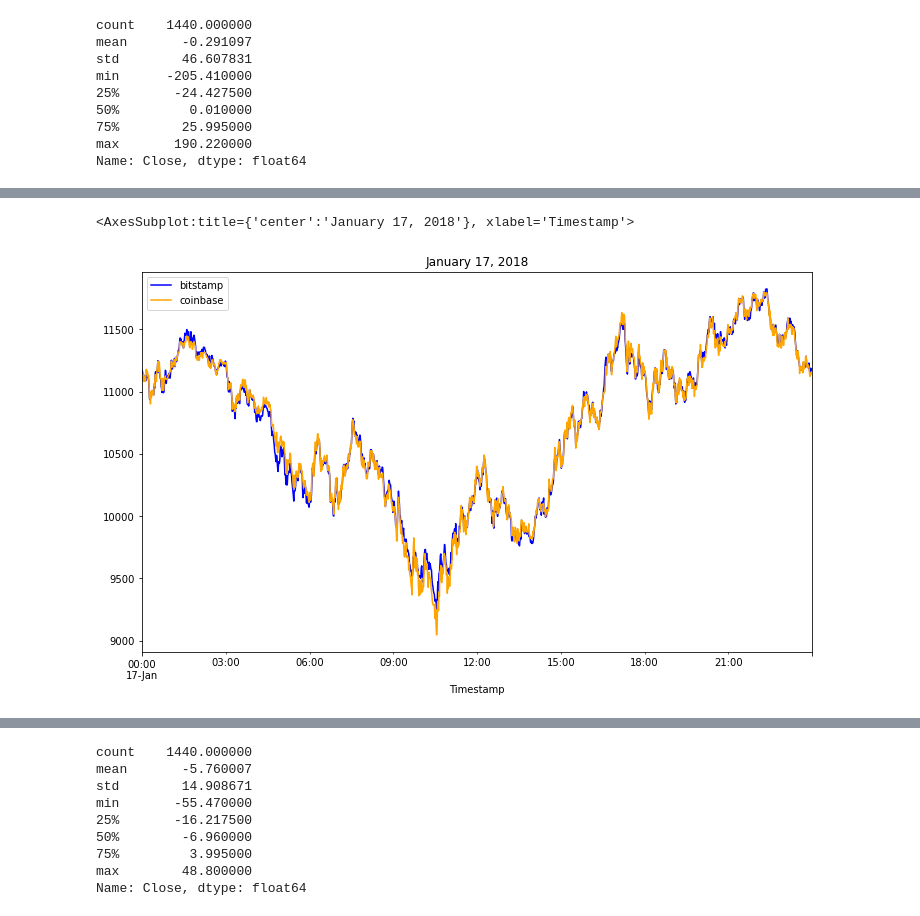
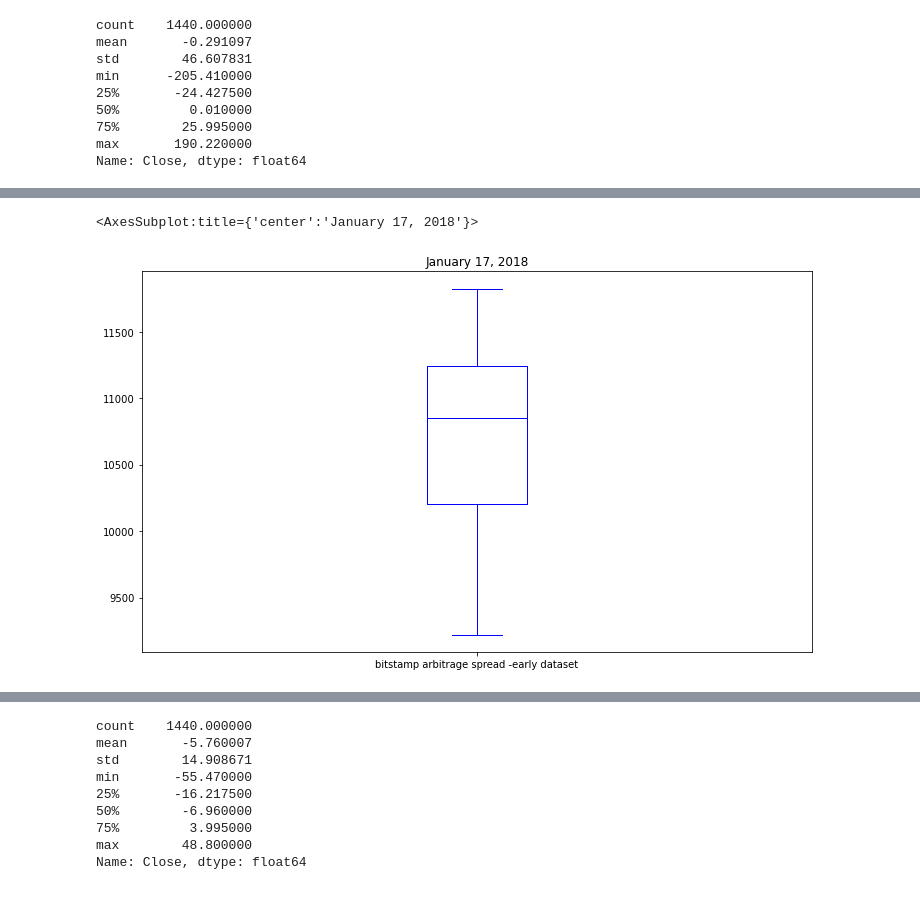
Before and after one commit to EGeorge2021r/Challenge3Repo, a Jupyter notebook: Starter_Code/crypto_arbitrage.ipynb, the cells around one changed output, grey strips where cells are left out. Drawn from its saved outputs; the diff is of its cells as text; code cells hidden in the pictures.

```diff
--- a/Starter_Code/crypto_arbitrage.ipynb
+++ b/Starter_Code/crypto_arbitrage.ipynb
@@ -427,7 +453,6 @@ Name: Close, dtype: float64
 # %%
 # Visualize the arbitrage spread from early in the dataset in a box plot
-bitstamp_df['Close'].loc['2018-01-17'].plot(legend=True, figsize=(12, 7), title= "January 17, 2018", color="blue", label="bitstamp")
-coinbase_df['Close'].loc['2018-01-17'].plot(legend=True, figsize=(12, 7), color="orange", label="coinbase")
+bitstamp_df['Close'].loc['2018-01-17'].plot(legend=True, figsize=(12, 7), kind="box", title= "January 17, 2018", color="blue", label="bitstamp arbitrage spread -early dataset")
 # %% [output]
-<AxesSubplot:title={'center':'January 17, 2018'}, xlabel='Timestamp'>
+<AxesSubplot:title={'center':'January 17, 2018'}>
-[figure, old version]
+[figure, new version]
```
Also changed, not shown: parts of 29 cells of this notebook, 1 other file.
